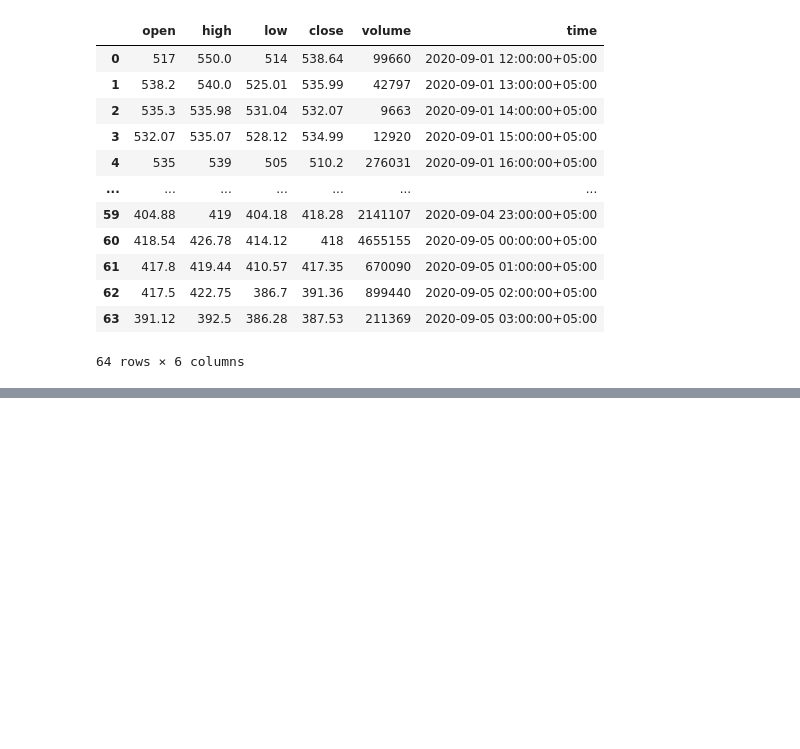
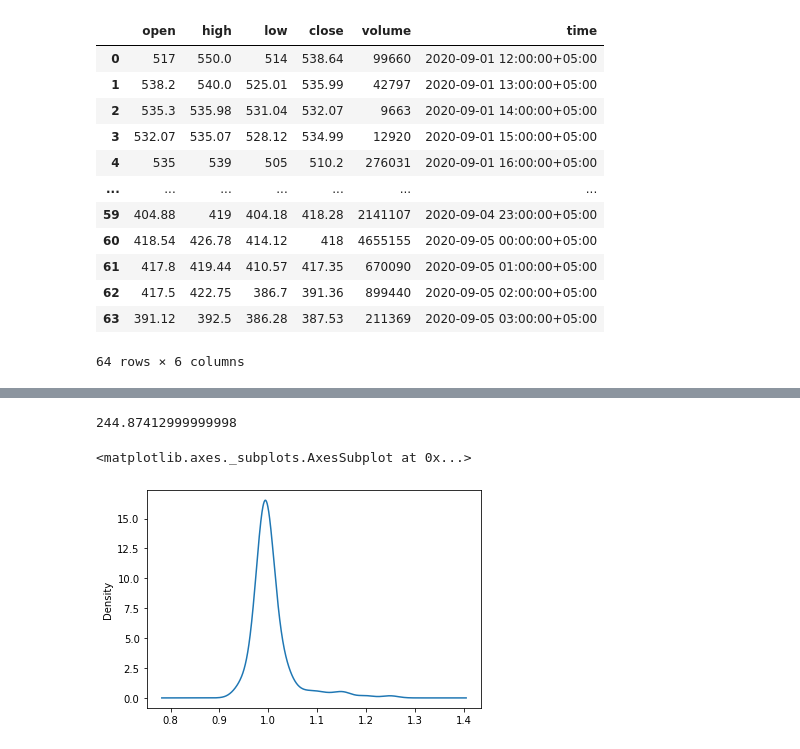
Before and after one commit to ruthus18/trading-tools, a Jupyter notebook: backtest.ipynb, the cells around one changed output, grey strips where cells are left out. Saved outputs shown, nothing was run; the diff lists cells and outputs as text; code cells hidden in the pictures; blank space fills up the shorter version.

Commit message:
backtest drafts

```diff
--- a/backtest.ipynb
+++ b/backtest.ipynb
@@ -30,2 +36,2 @@ trader = MAIntersectionTrader()
 # %%
-backtester.run(trader)
+trade_history = backtester.run(trader)
@@ -41,0 +60,3 @@ dtype: int64
+# %%
+trades = candles_df.merge(trade_history.rename('order'), left_on='time', right_index=True)[:-1].reset_index(drop=True)
+trades
@@ -41,0 +77,3 @@ dtype: int64
+# %%
+positions = trades.merge(trades.shift(-1), suffixes=('_enter', '_exit'), left_index=True, right_index=True)[:-1]
+positions
@@ -41,0 +94,35 @@ dtype: int64
+# %%
+from decimal import Decimal
+
+POSITION_FEE = Decimal(0.0005)
+
+
+def calc_profit_usd(row):
+    if row.order_enter == 'buy':
+        return float(
+            (Decimal(row.price_exit) - Decimal(row.price_exit) * POSITION_FEE) -
+            (Decimal(row.price_enter) + Decimal(row.price_enter) * POSITION_FEE)
+        )
+    else:
+        return float(
+            (Decimal(row.price_enter) + Decimal(row.price_enter) * POSITION_FEE) -
+            (Decimal(row.price_exit) - Decimal(row.price_exit) * POSITION_FEE)
+        )
+
+
+def calc_profit_ratio(row):
+    if row.order_enter == 'buy':
+        return float(
+            (Decimal(row.price_exit) - Decimal(row.price_exit) * POSITION_FEE) /
+            (Decimal(row.price_enter) + Decimal(row.price_enter) * POSITION_FEE)
+        )
+    else:
+        return float(
+            (Decimal(row.price_enter) + Decimal(row.price_enter) * POSITION_FEE) /
+            (Decimal(row.price_exit) - Decimal(row.price_exit) * POSITION_FEE)
+        )
+
+
+positions['profit_usd'] = positions.apply(calc_profit_usd, axis=1)
+positions['profit_ratio'] = positions.apply(calc_profit_ratio, axis=1)
+positions
@@ -41,0 +143,9 @@ dtype: int64
+# %%
+positions.profit_usd.sum()
+# %% [output]
+244.87412999999998
+# %%
+positions.profit_ratio.plot.density()
+# %% [output]
+<matplotlib.axes._subplots.AxesSubplot at 0x...>
+[figure, added]
```
Also changed, not shown: parts of 10 cells of this notebook.
